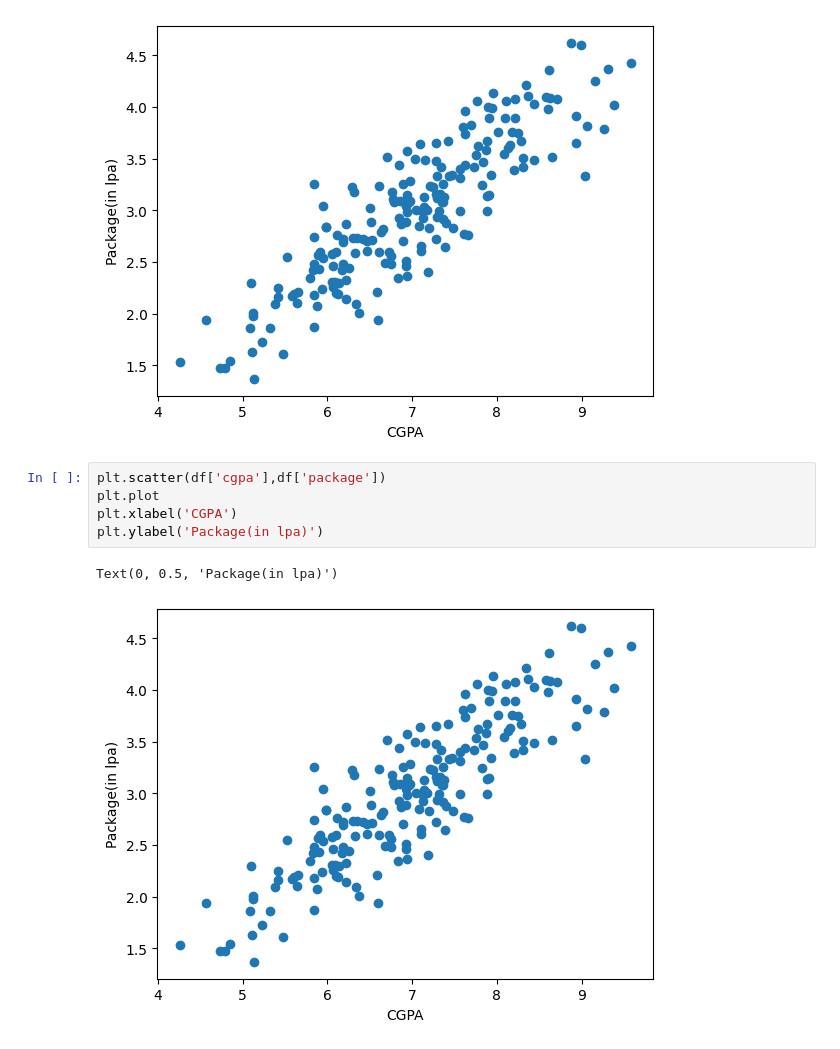
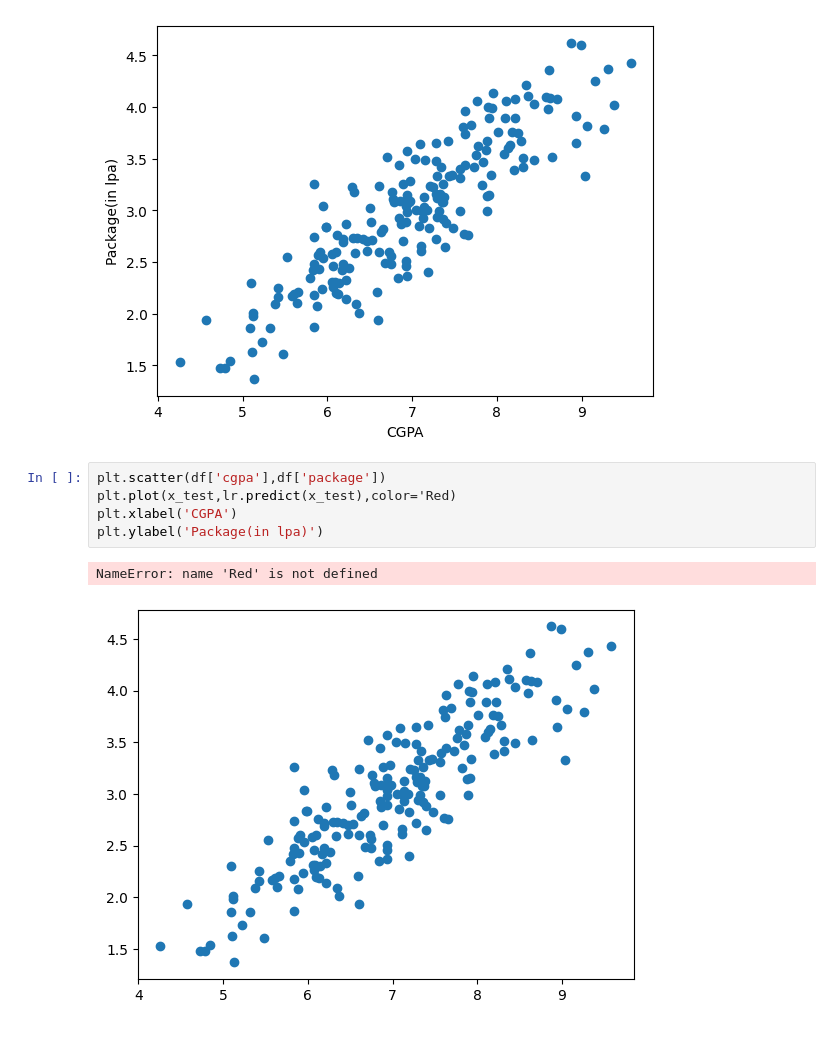
Before and after one commit to anishek1/machine-learning, a Jupyter notebook: python-ml-foundation/17_LINEAR_REGRESSION/practice.ipynb, the cells around one changed output. Saved outputs shown, nothing was run; the diff lists cells and outputs as text.

```diff
--- a/python-ml-foundation/17_LINEAR_REGRESSION/practice.ipynb
+++ b/python-ml-foundation/17_LINEAR_REGRESSION/practice.ipynb
@@ -101,9 +101,9 @@ Text(0, 0.5, 'Package(in lpa)')
 [figure]
 # %%
 plt.scatter(df['cgpa'],df['package'])
-plt.plot
+plt.plot(x_test,lr.predict(x_test),color='Red)
 plt.xlabel('CGPA')
 plt.ylabel('Package(in lpa)')
 # %% [output]
-Text(0, 0.5, 'Package(in lpa)')
+NameError: name 'Red' is not defined
-[figure, old version]
+[figure, new version]
```
